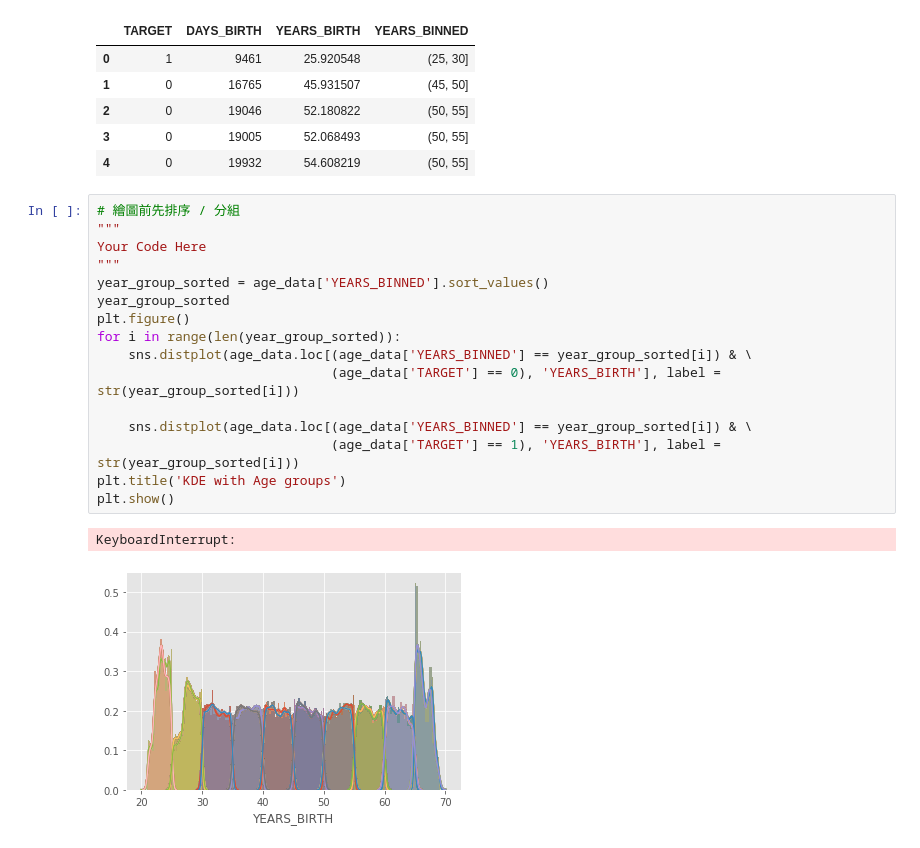
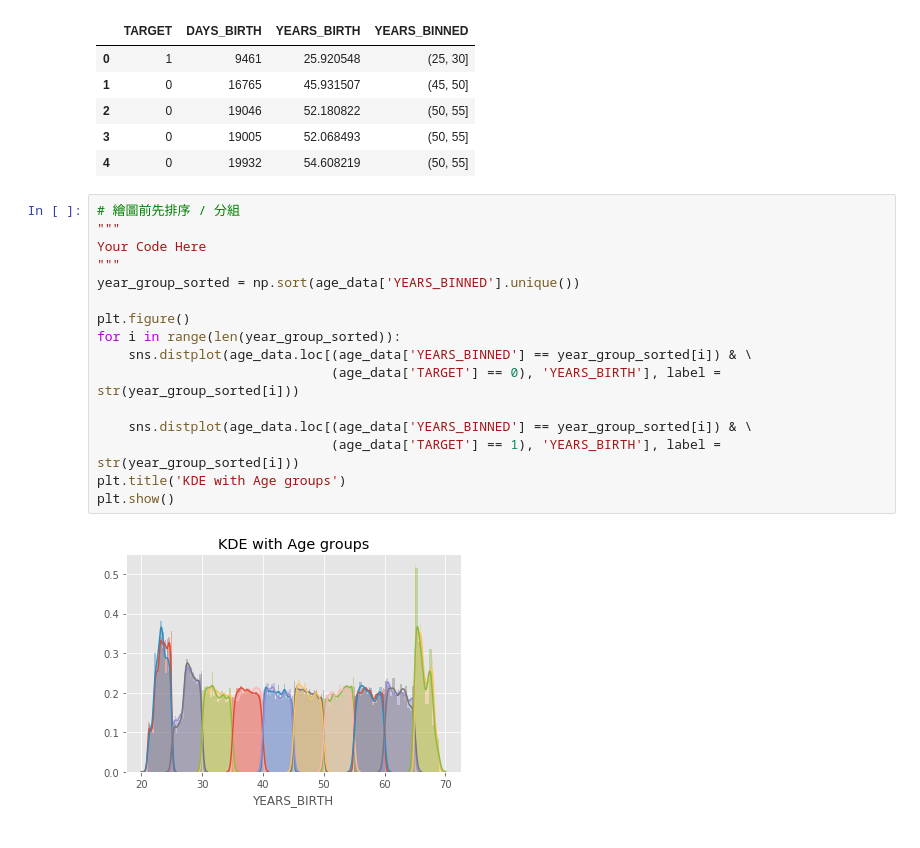
Before and after one commit to a29452291/ML100Days, a Jupyter notebook: homework/Day_016_HW.ipynb, the cells around one changed output. Cells and saved outputs as stored; diff of their text form.

```diff
--- a/homework/Day_016_HW.ipynb
+++ b/homework/Day_016_HW.ipynb
@@ -82,22 +82,21 @@ Name: YEARS_BINNED, dtype: int64
 # %%
 # 繪圖前先排序 / 分組
 """
 Your Code Here
 """
-year_group_sorted = age_data['YEARS_BINNED'].sort_values()
-year_group_sorted
+year_group_sorted = np.sort(age_data['YEARS_BINNED'].unique())
+
 plt.figure()
 for i in range(len(year_group_sorted)):
     sns.distplot(age_data.loc[(age_data['YEARS_BINNED'] == year_group_sorted[i]) & \
                               (age_data['TARGET'] == 0), 'YEARS_BIRTH'], label = str(year_group_sorted[i]))
 
     sns.distplot(age_data.loc[(age_data['YEARS_BINNED'] == year_group_sorted[i]) & \
                               (age_data['TARGET'] == 1), 'YEARS_BIRTH'], label = str(year_group_sorted[i]))
 plt.title('KDE with Age groups')
 plt.show()
 # %% [output]
-KeyboardInterrupt:
-[figure, old version]
+[figure, new version]
 # %%
 # 計算每個年齡區間的 Target、DAYS_BIRTH與 YEARS_BIRTH 的平均值
 age_groups  = age_data.groupby('YEARS_BINNED').mean()
```
Also changed, not shown: parts of 2 cells of this notebook.
